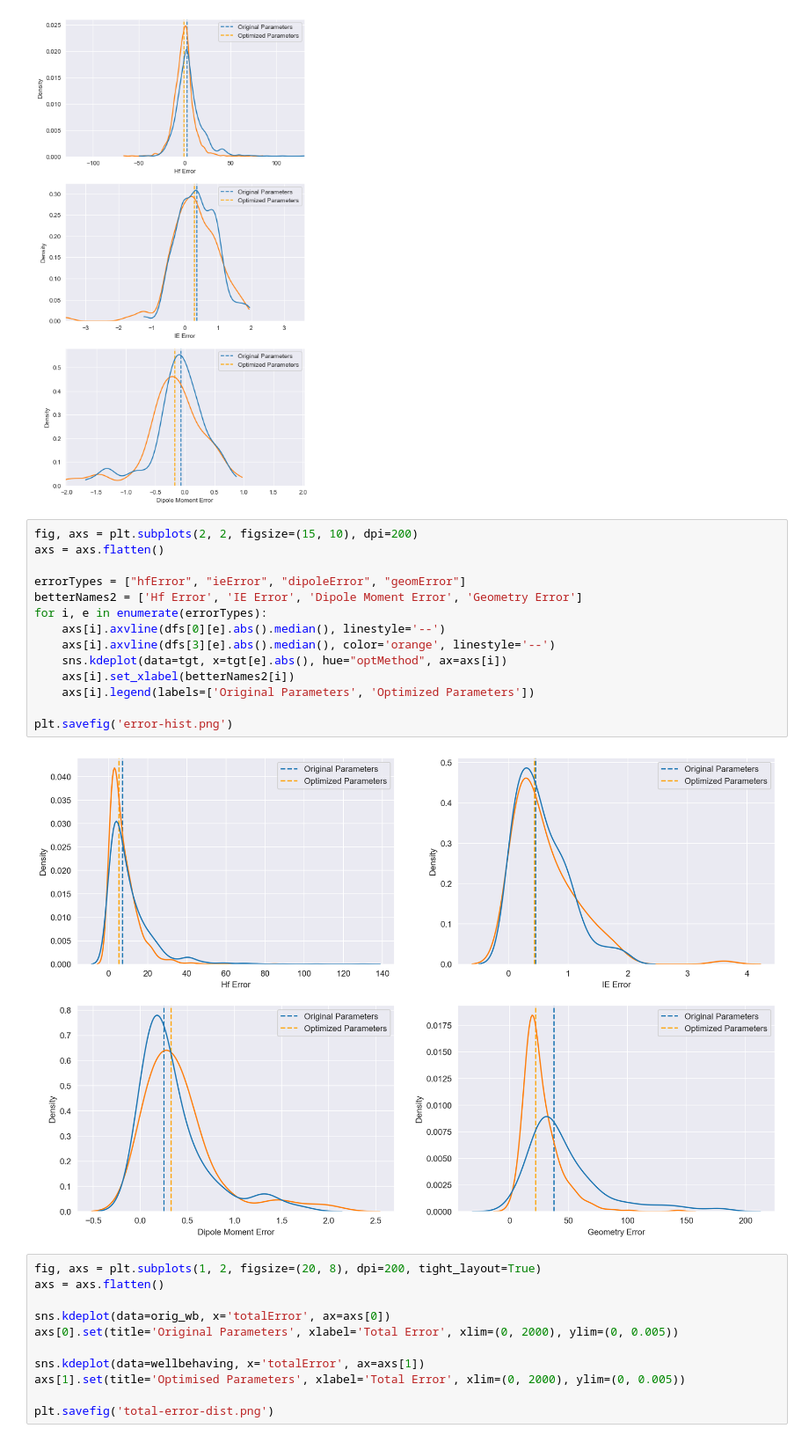
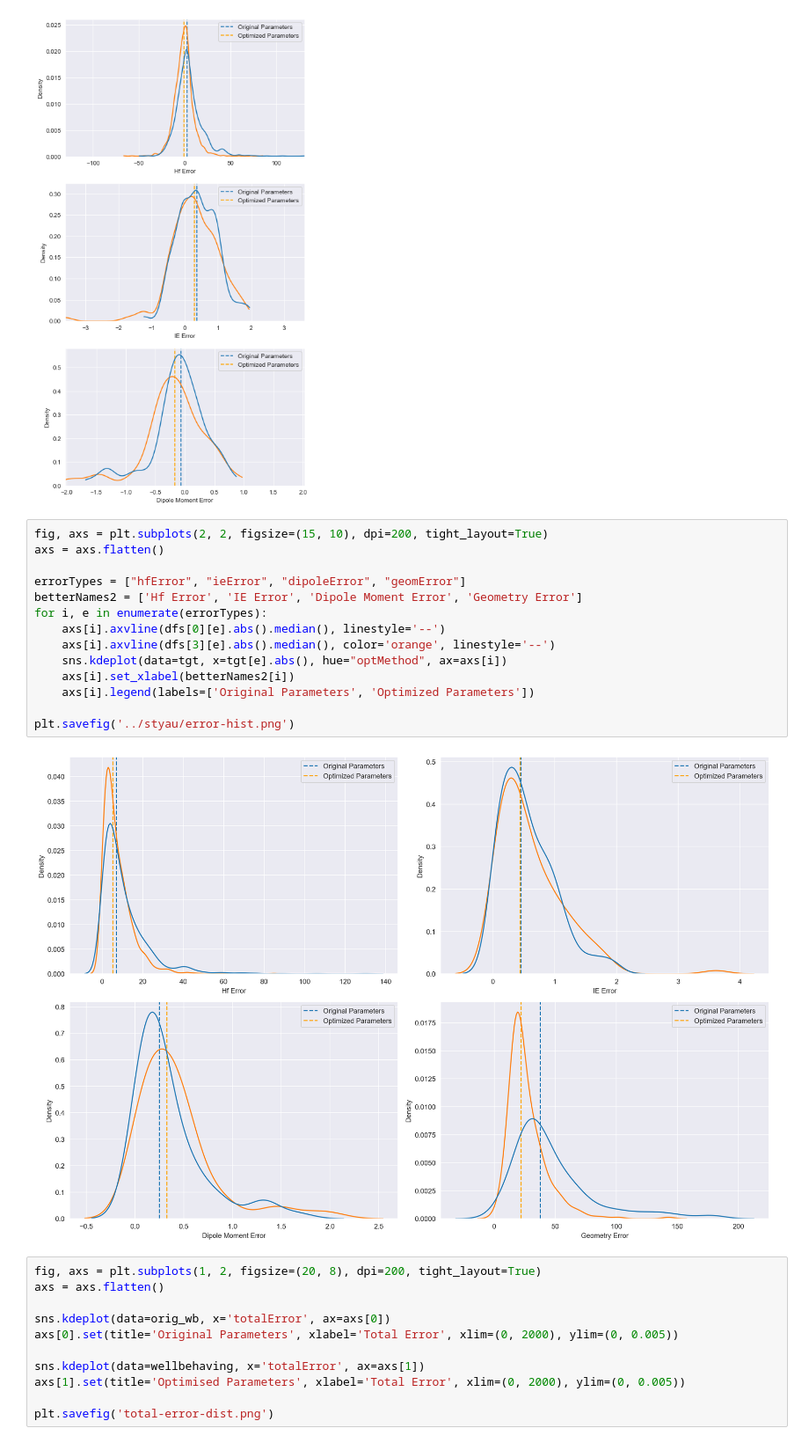
Before and after one commit to BluSteve/STYau122, a Jupyter notebook: python/ssef/Analysis.ipynb, the cells around one changed output. Shown at 88% size. Saved outputs shown, nothing was run; the diff lists cells and outputs as text.

```diff
--- a/python/ssef/Analysis.ipynb
+++ b/python/ssef/Analysis.ipynb
@@ -87,21 +87,21 @@ plt.savefig('error-dist.png', dpi=600)
 # %% [output]
 [figure]
 # %%
-fig, axs = plt.subplots(2, 2, figsize=(15, 10), dpi=200)
+fig, axs = plt.subplots(2, 2, figsize=(15, 10), dpi=200, tight_layout=True)
 axs = axs.flatten()
 
 errorTypes = ["hfError", "ieError", "dipoleError", "geomError"]
 betterNames2 = ['Hf Error', 'IE Error', 'Dipole Moment Error', 'Geometry Error']
 for i, e in enumerate(errorTypes):
     axs[i].axvline(dfs[0][e].abs().median(), linestyle='--')
     axs[i].axvline(dfs[3][e].abs().median(), color='orange', linestyle='--')
     sns.kdeplot(data=tgt, x=tgt[e].abs(), hue="optMethod", ax=axs[i])
     axs[i].set_xlabel(betterNames2[i])
     axs[i].legend(labels=['Original Parameters', 'Optimized Parameters'])
 
-plt.savefig('error-hist.png')
+plt.savefig('../styau/error-hist.png')
 # %% [output]
-[figure, old version]
+[figure, new version]
 # %%
 fig, axs = plt.subplots(1, 2, figsize=(20, 8), dpi=200, tight_layout=True)
 axs = axs.flatten()
```
Also changed, not shown: 5 other files.
